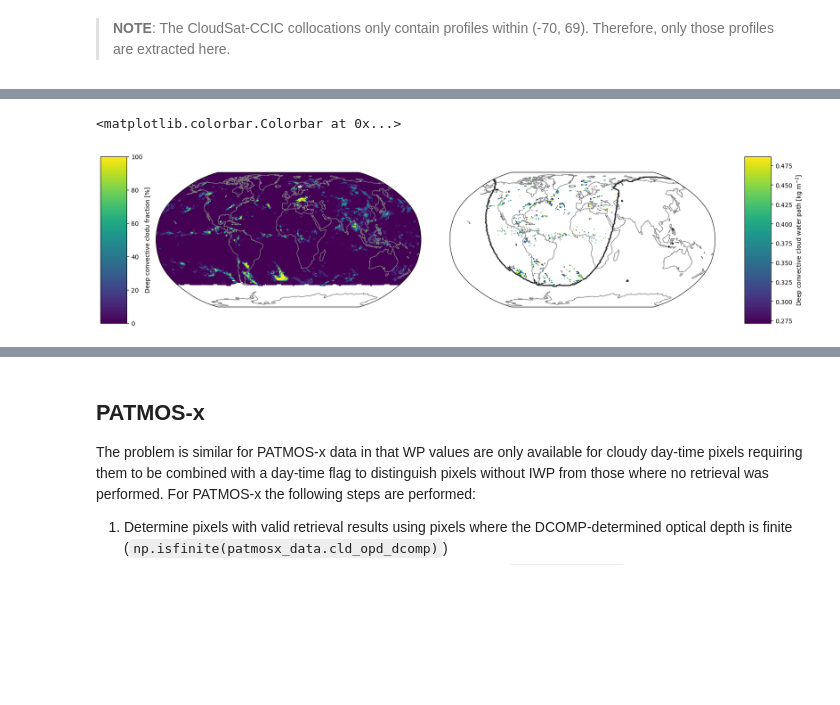
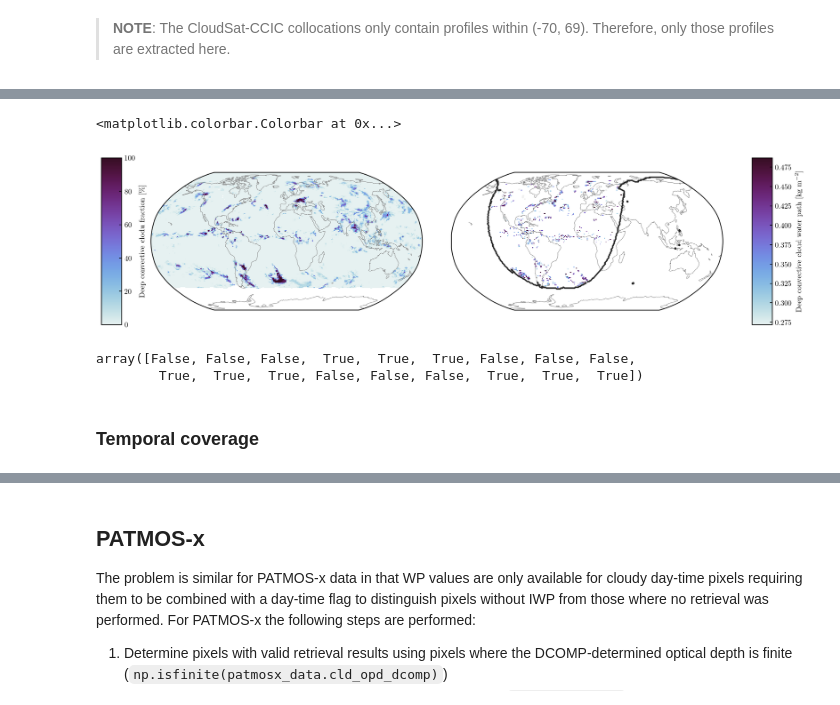
Before and after one commit to SEE-GEO/ccic_climate_record_analysis, a Jupyter notebook: notebooks/cloudsat_collocations/preprocessing.ipynb, the cells around one changed output, grey strips where cells are left out. Saved outputs shown, nothing was run; the diff lists cells and outputs as text; code cells hidden in the pictures; blank space fills up the shorter version.

```diff
--- a/notebooks/cloudsat_collocations/preprocessing.ipynb
+++ b/notebooks/cloudsat_collocations/preprocessing.ipynb
@@ -6,9 +6,11 @@ This notebook combines TIWP estimates from the various cloud datasets that were
 from pathlib import Path
 from typing import Dict
 
+import cmocean
 import matplotlib.pyplot as plt
 import xarray as xr
 import numpy as np
+plt.style.use("../../ccic.mplstyle")
 # %%
 LAT_LIMITS = (-70, 69)
 # %% [markdown]
@@ -24,7 +69,7 @@ The following steps are used here to extract TIWP estimates from ISCCP files:
 
 The third step is necessary because ``wp_type`` is available only during day and for cloudy pixels thus making it impossible to distinguish non-cloudy and night-time pixels. ``cldamt_types``, however, is calculated for both day-time and night-time pixels thus not providing any way to discriminate day-time and night-time pixels.
 # %%
-isccp_data = xr.load_dataset("/data/satellite_data/isccp/ISCCP-Basic.HGG.v01r00.GLOBAL.2006.06.02.1500.GPC.10KM.CS00.EA1.00.nc")
+isccp_data = xr.load_dataset("/scratch/ccic_record/data/isccp/ISCCP-Basic.HGG.v01r00.GLOBAL.2006.06.02.1500.GPC.10KM.CS00.EA1.00.nc")
 cloud_types = isccp_data.cloud_type_label
 frozen_cloud_mask = np.array(
     ["_ice" in cloud_type.decode() for cloud_type in cloud_types.data]
@@ -50,39 +100,44 @@ from matplotlib.gridspec import GridSpec
 
 crs = ccrs.Robinson()
 
-fig = plt.figure(figsize=(20, 5))
-gs = GridSpec(1, 4, width_ratios=[0.1, 1.0, 1.0, 0.1])
+fig = plt.figure(figsize=(16, 4))
+gs = GridSpec(1, 4, width_ratios=[0.075, 1.0, 1.0, 0.075])
 
 # CLDAMT
 ax = fig.add_subplot(gs[0, 1], projection=crs)
 cldamt_dc = isccp_data.cldamt_types[0, -1].data.copy()
 invalid = (cldamt_dc < -500) + (cldamt_dc > 500)
 cldamt_dc[invalid] = np.nan
 lats = isccp_data.lat.data
 lons = isccp_data.lon.data
 m = ax.pcolormesh(lons, lats, cldamt_dc, transform=ccrs.PlateCarree())
 ax.coastlines(color="grey")
 
 cax = fig.add_subplot(gs[0, 0])
-plt.colorbar(m, cax=cax, label="Deep convective clodu fraction [%]")
+plt.colorbar(m, cax=cax, label="Deep convective cloud fraction [$\si{\percent}$]")
 
 # WP
 ax = fig.add_subplot(gs[0, 2], projection=crs)
 wp_dc = isccp_data.wp_type[0, -1].data.copy()
 invalid = (wp_dc < -500) + (wp_dc > 500)
 wp_dc[invalid] = np.nan
 lats = isccp_data.lat.data
 lons = isccp_data.lon.data
 scene = isccp_data.scene.data[0]
 m = ax.pcolormesh(lons, lats, wp_dc / 1e3, transform=ccrs.PlateCarree())
 ax.contour(lons, lats, scene, cmap="Greys", transform=ccrs.PlateCarree())
 ax.coastlines(color="grey")
 
 cax = fig.add_subplot(gs[0, 3])
 plt.colorbar(m, cax=cax, label="Deep convective cloud water path [kg m$^{-2}$]")
 # %% [output]
 <matplotlib.colorbar.Colorbar at 0x...>
-[figure, old version]
+[figure, new version]
+# %%
+frozen_cloud_mask
+# %% [output]
+array([False, False, False,  True,  True,  True, False, False, False,
+        True,  True,  True, False, False, False,  True,  True,  True])
 # %%
 def get_tiwp_isccp(dataset: xr.Dataset) -> xr.DataArray:
     """
@@ -118,3 +173,5 @@ def get_tiwp_isccp(dataset: xr.Dataset) -> xr.DataArray:
             "longitude": (("rays"), dataset.longitude.data),
         }
     )
+# %% [markdown]
+### Temporal coverage
```
Also changed, not shown: parts of 74 cells of this notebook.
